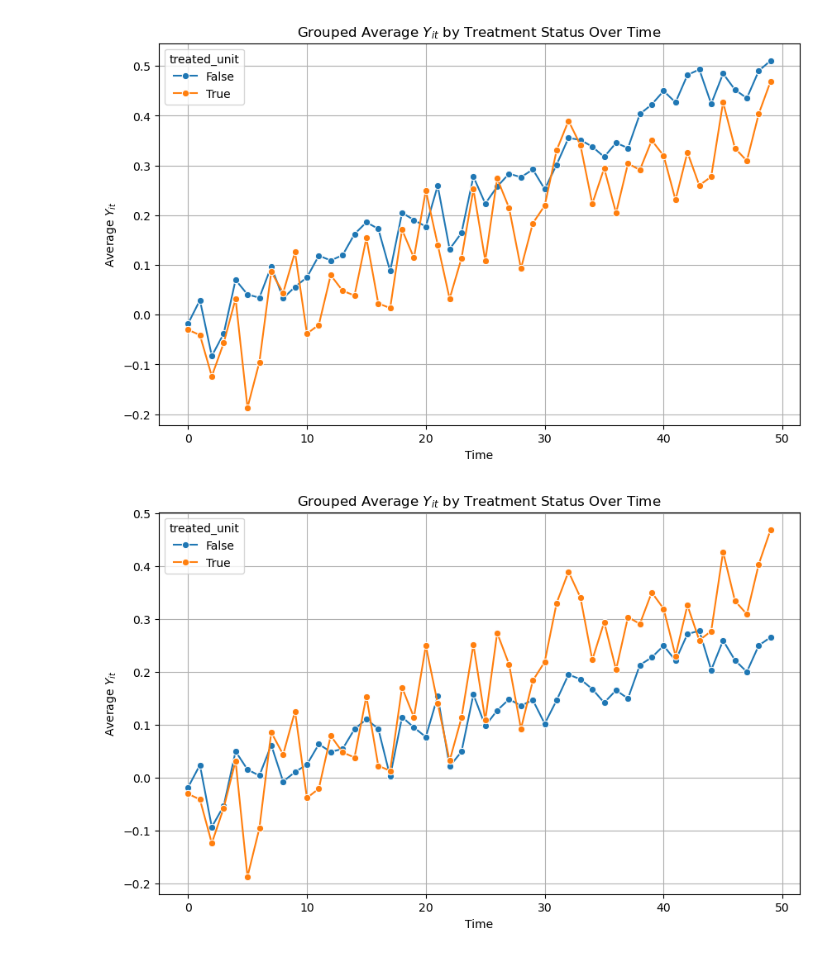
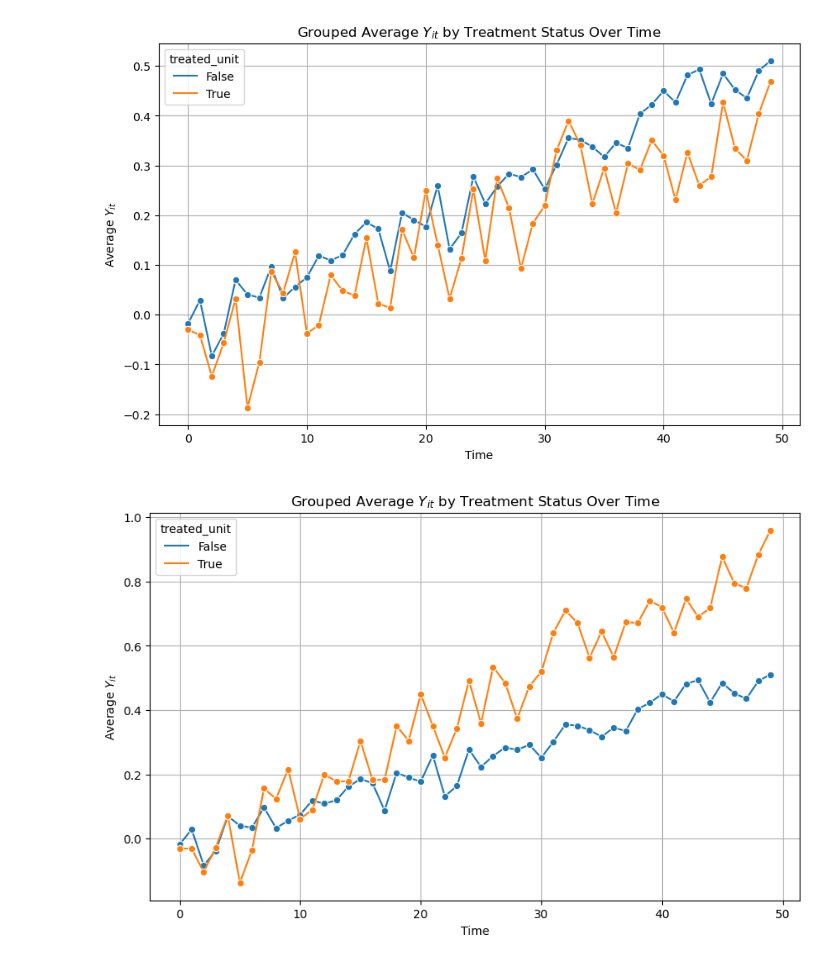
Before and after one commit to schattrg/causalml, a Jupyter notebook: notebooks/dgp_testing.ipynb, the cells around one changed output. Drawn from its saved outputs; the diff is of its cells as text; code cells hidden in the pictures.

```diff
--- a/notebooks/dgp_testing.ipynb
+++ b/notebooks/dgp_testing.ipynb
@@ -33,17 +30,17 @@ plt.show()
 # %% [output]
 [figure]
 # %%
-df = dgp.generate_grouped_data(base_time_trend=.01,parallel_trends=False)
+df = dgp.generate_grouped_data(base_time_trend=.02,parallel_trends=False)
 
 grouped_data = df.groupby(['time', 'treated_unit'])['Y_it'].mean().reset_index()
 
 # Plotting the data
 plt.figure(figsize=(10, 6))
 sns.lineplot(data=grouped_data, x='time', y='Y_it', hue='treated_unit', marker='o')
 plt.title('Grouped Average $Y_{it}$ by Treatment Status Over Time')
 plt.xlabel('Time')
 plt.ylabel('Average $Y_{it}$')
 plt.grid(True)
 plt.show()
 # %% [output]
-[figure, old version]
+[figure, new version]
```
Also changed, not shown: parts of 2 cells of this notebook.
